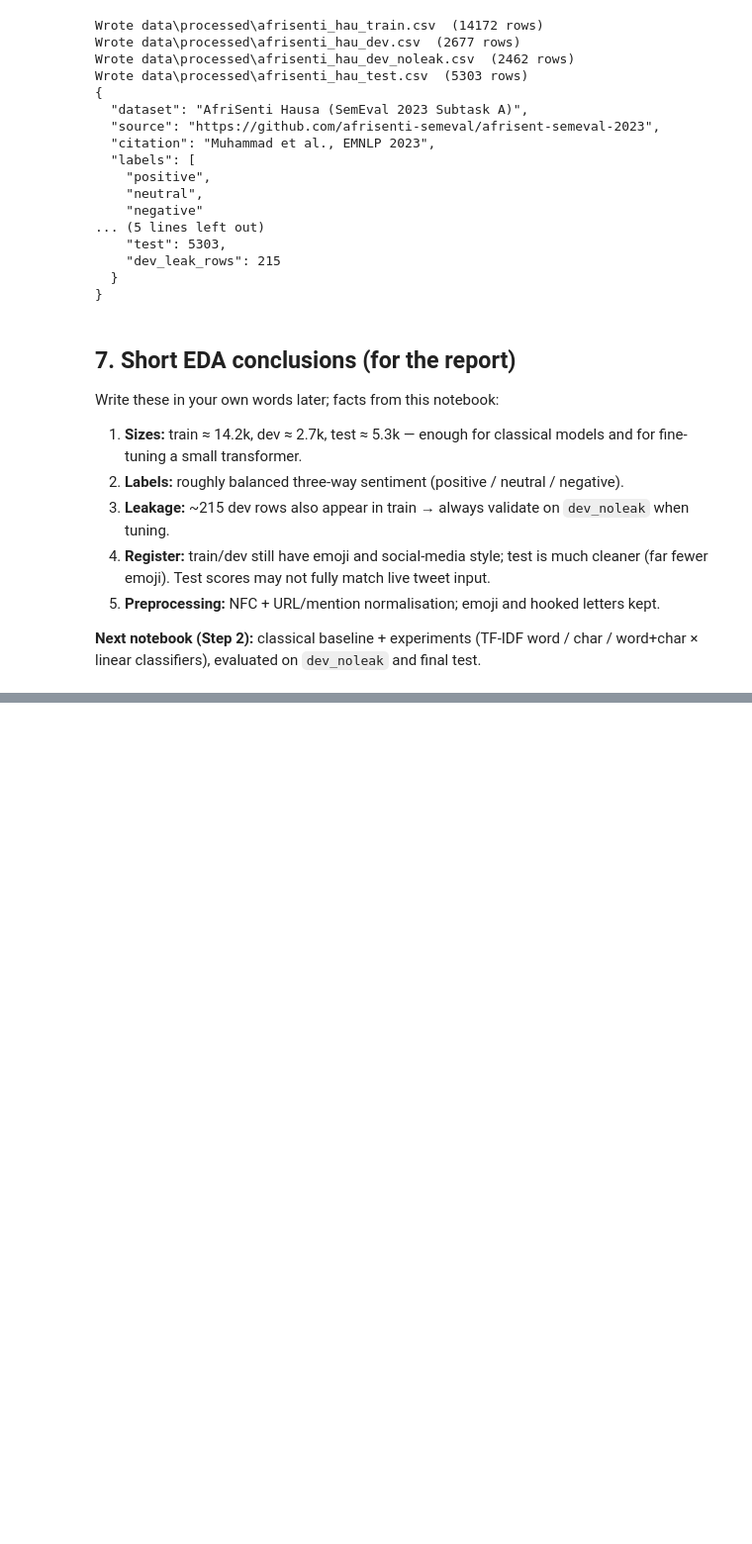
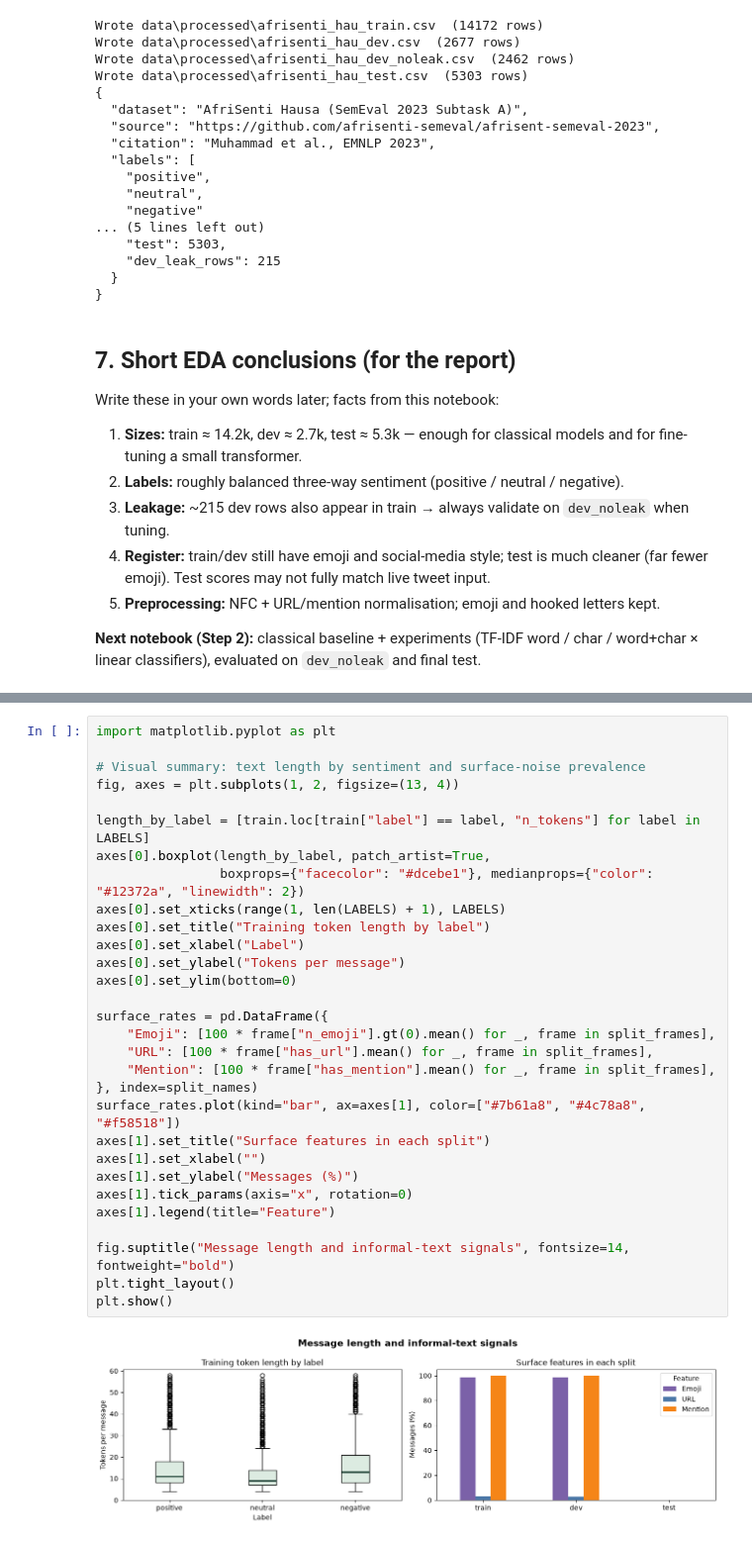
Before and after one commit to N-SilverJr/hausa-sentiment-app, a Jupyter notebook: notebooks/01_data_eda.ipynb, the cells around one changed output, grey strips where cells are left out. Shown at 99% size. Saved outputs shown, nothing was run; the diff lists cells and outputs as text; blank space fills up the shorter version.

```diff
--- a/notebooks/01_data_eda.ipynb
+++ b/notebooks/01_data_eda.ipynb
@@ -315,0 +348,32 @@ Write these in your own words later; facts from this notebook:
+# %%
+import matplotlib.pyplot as plt
+
+# Visual summary: text length by sentiment and surface-noise prevalence
+fig, axes = plt.subplots(1, 2, figsize=(13, 4))
+
+length_by_label = [train.loc[train["label"] == label, "n_tokens"] for label in LABELS]
+axes[0].boxplot(length_by_label, patch_artist=True,
+                boxprops={"facecolor": "#dcebe1"}, medianprops={"color": "#12372a", "linewidth": 2})
+axes[0].set_xticks(range(1, len(LABELS) + 1), LABELS)
+axes[0].set_title("Training token length by label")
+axes[0].set_xlabel("Label")
+axes[0].set_ylabel("Tokens per message")
+axes[0].set_ylim(bottom=0)
+
+surface_rates = pd.DataFrame({
+    "Emoji": [100 * frame["n_emoji"].gt(0).mean() for _, frame in split_frames],
+    "URL": [100 * frame["has_url"].mean() for _, frame in split_frames],
+    "Mention": [100 * frame["has_mention"].mean() for _, frame in split_frames],
+}, index=split_names)
+surface_rates.plot(kind="bar", ax=axes[1], color=["#7b61a8", "#4c78a8", "#f58518"])
+axes[1].set_title("Surface features in each split")
+axes[1].set_xlabel("")
+axes[1].set_ylabel("Messages (%)")
+axes[1].tick_params(axis="x", rotation=0)
+axes[1].legend(title="Feature")
+
+fig.suptitle("Message length and informal-text signals", fontsize=14, fontweight="bold")
+plt.tight_layout()
+plt.show()
+# %% [output]
+[figure, added]
```
Also changed, not shown: parts of 3 cells of this notebook, 3 other files.
